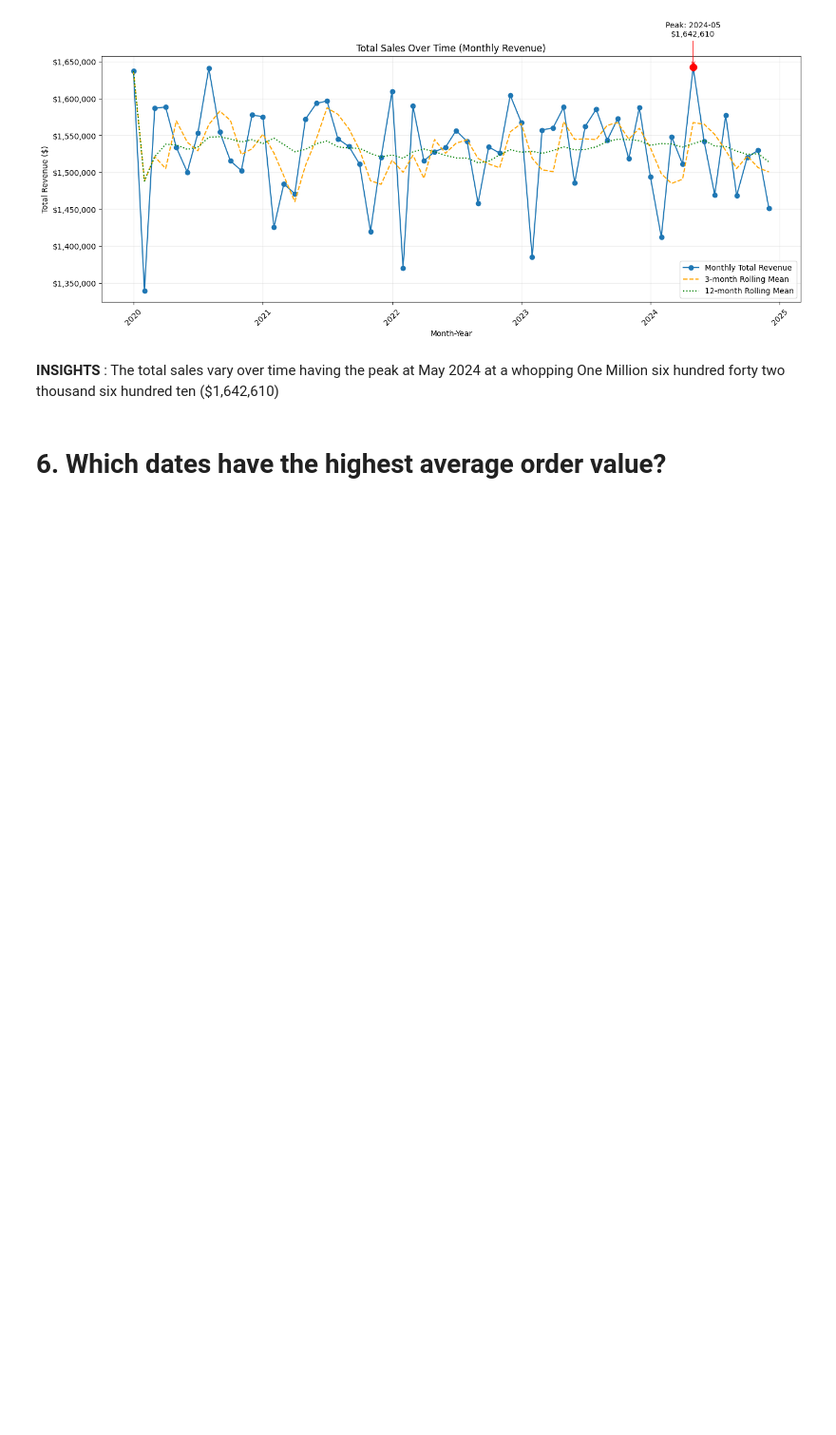
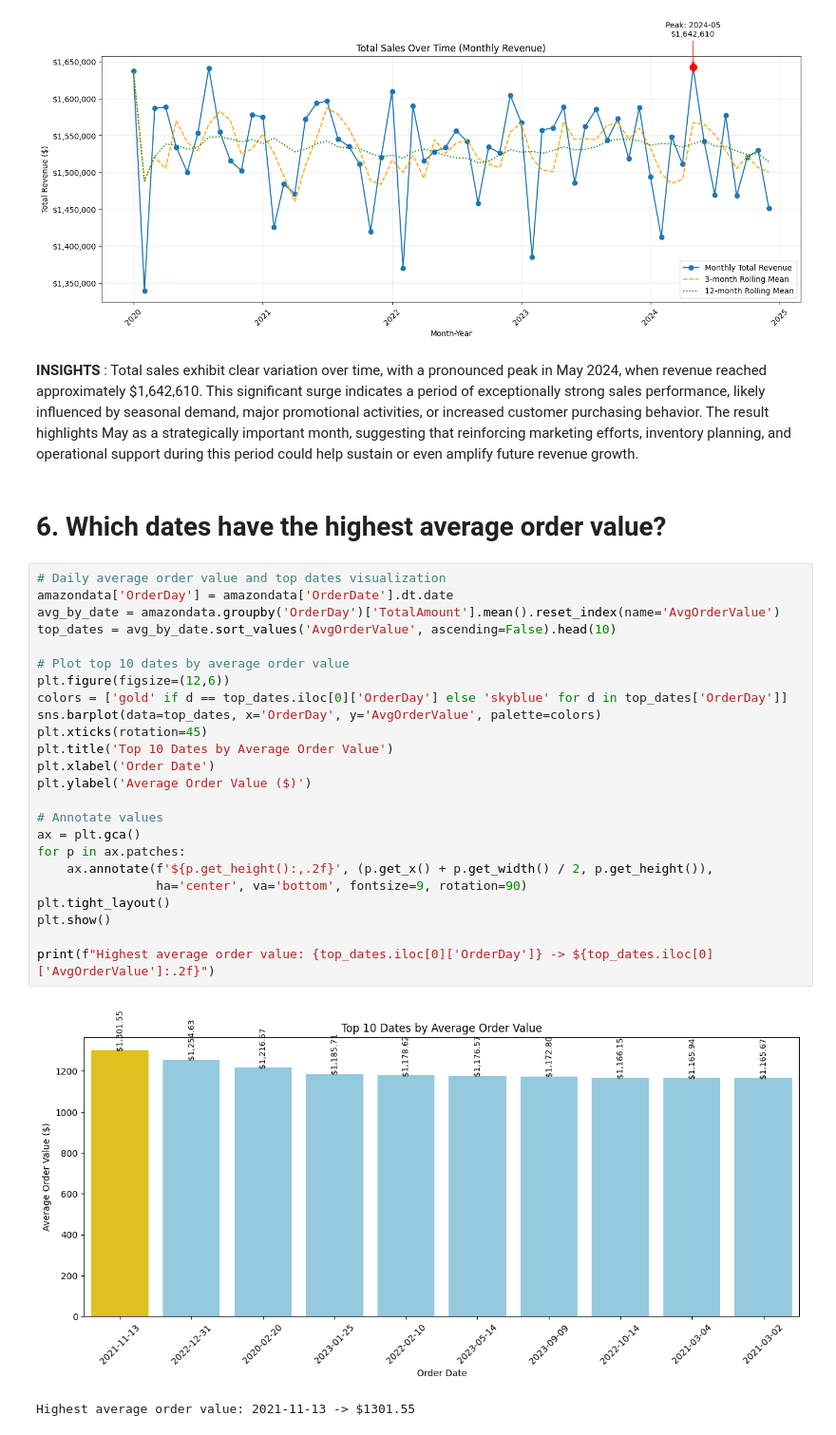
Before and after one commit to bsit2c2025/itcs204_finalsproject_agawin, a Jupyter notebook: MPDA_Agawin.ipynb, the cells around one changed output. Shown at 95% size. Drawn from its saved outputs; the diff is of its cells as text; blank space fills up the shorter version.

```diff
--- a/MPDA_Agawin.ipynb
+++ b/MPDA_Agawin.ipynb
@@ -271,6 +271,33 @@ plt.show()
 # %% [output]
 [figure]
 # %% [markdown]
-**INSIGHTS** : The total sales vary over time having the peak at May 2024 at a whopping One Million six hundred forty two thousand six hundred ten ($1,642,610)
+**INSIGHTS** : Total sales exhibit clear variation over time, with a pronounced peak in May 2024, when revenue reached approximately $1,642,610. This significant surge indicates a period of exceptionally strong sales performance, likely influenced by seasonal demand, major promotional activities, or increased customer purchasing behavior. The result highlights May as a strategically important month, suggesting that reinforcing marketing efforts, inventory planning, and operational support during this period could help sustain or even amplify future revenue growth.
 # %% [markdown]
 # 6. Which dates have the highest average order value?
+# %%
+# Daily average order value and top dates visualization
+amazondata['OrderDay'] = amazondata['OrderDate'].dt.date
+avg_by_date = amazondata.groupby('OrderDay')['TotalAmount'].mean().reset_index(name='AvgOrderValue')
+top_dates = avg_by_date.sort_values('AvgOrderValue', ascending=False).head(10)
+
+# Plot top 10 dates by average order value
+plt.figure(figsize=(12,6))
+colors = ['gold' if d == top_dates.iloc[0]['OrderDay'] else 'skyblue' for d in top_dates['OrderDay']]
+sns.barplot(data=top_dates, x='OrderDay', y='AvgOrderValue', palette=colors)
+plt.xticks(rotation=45)
+plt.title('Top 10 Dates by Average Order Value')
+plt.xlabel('Order Date')
+plt.ylabel('Average Order Value ($)')
+
+# Annotate values
+ax = plt.gca()
+for p in ax.patches:
+    ax.annotate(f'${p.get_height():,.2f}', (p.get_x() + p.get_width() / 2, p.get_height()),
+                ha='center', va='bottom', fontsize=9, rotation=90)
+plt.tight_layout()
+plt.show()
+
+print(f"Highest average order value: {top_dates.iloc[0]['OrderDay']} -> ${top_dates.iloc[0]['AvgOrderValue']:.2f}")
+# %% [output]
+[figure, added]
+Highest average order value: 2021-11-13 -> $1301.55
```
Also changed, not shown: parts of 5 cells of this notebook.
